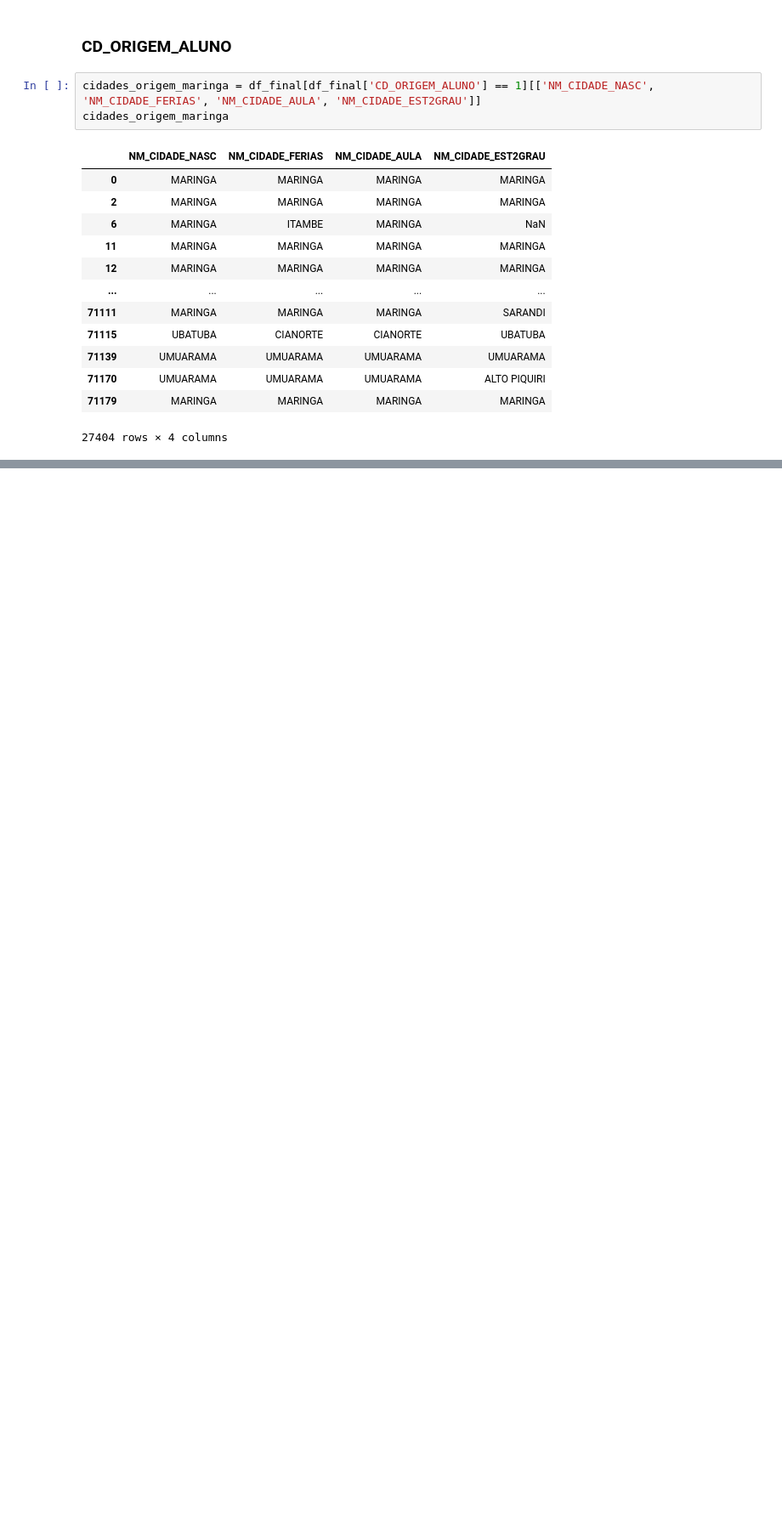
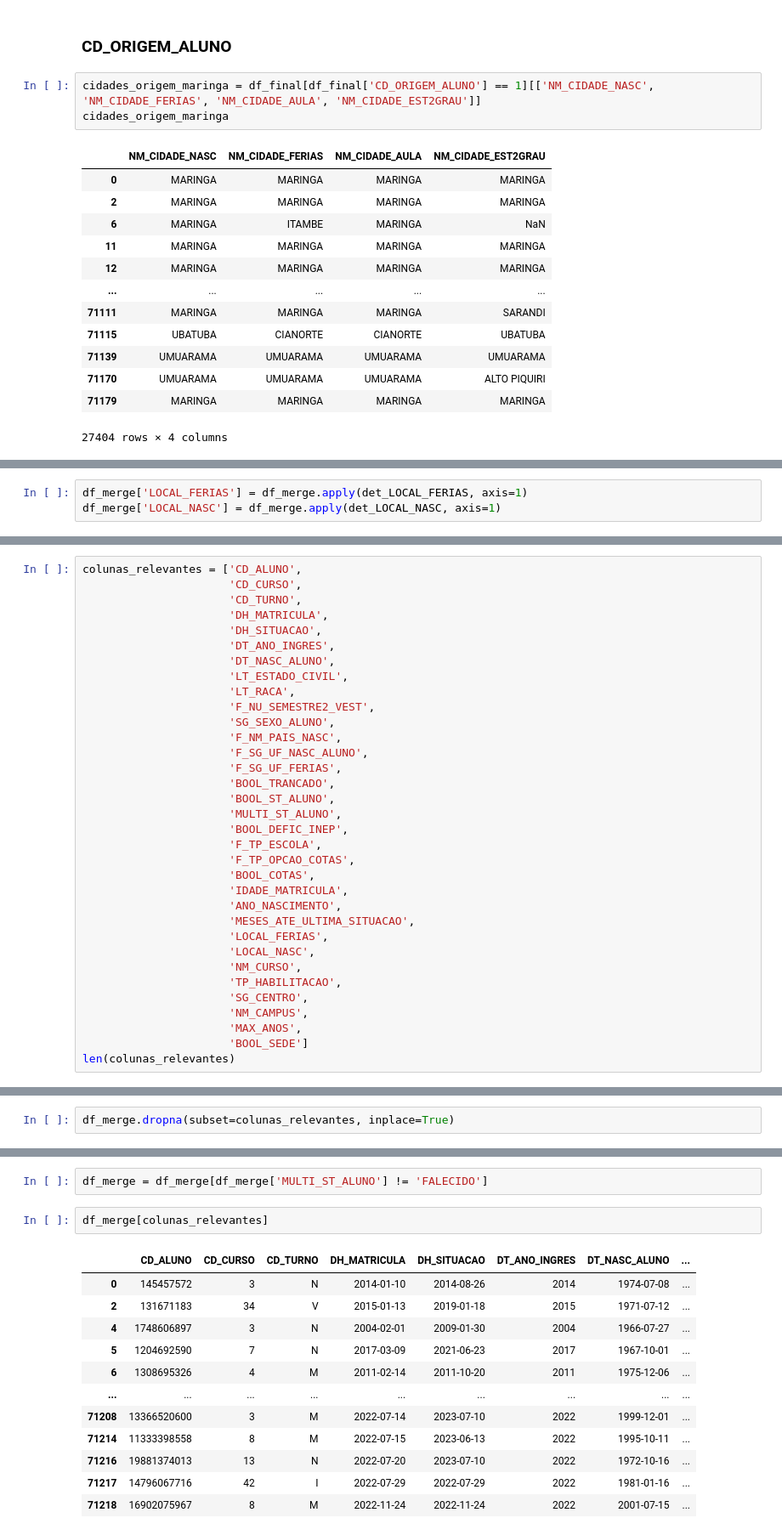
Before and after one commit to romu-lo/tcc-evasao-academica, a Jupyter notebook: limpeza.ipynb, the cells around one changed output, grey strips where cells are left out. Shown at 85% size. Drawn from its saved outputs; the diff is of its cells as text; blank space fills up the shorter version.

```diff
--- a/limpeza.ipynb
+++ b/limpeza.ipynb
@@ -1303,0 +1604,3 @@ Ideias
+# %%
+df_merge['LOCAL_FERIAS'] = df_merge.apply(det_LOCAL_FERIAS, axis=1)
+df_merge['LOCAL_NASC'] = df_merge.apply(det_LOCAL_NASC, axis=1)
@@ -1303,0 +1668,34 @@ Ideias
+# %%
+colunas_relevantes = ['CD_ALUNO',
+                      'CD_CURSO',
+                      'CD_TURNO',
+                      'DH_MATRICULA',
+                      'DH_SITUACAO',
+                      'DT_ANO_INGRES',
+                      'DT_NASC_ALUNO',
+                      'LT_ESTADO_CIVIL',
+                      'LT_RACA',
+                      'F_NU_SEMESTRE2_VEST',
+                      'SG_SEXO_ALUNO',
+                      'F_NM_PAIS_NASC',
+                      'F_SG_UF_NASC_ALUNO',
+                      'F_SG_UF_FERIAS',
+                      'BOOL_TRANCADO',
+                      'BOOL_ST_ALUNO',
+                      'MULTI_ST_ALUNO',
+                      'BOOL_DEFIC_INEP',
+                      'F_TP_ESCOLA',
+                      'F_TP_OPCAO_COTAS',
+                      'BOOL_COTAS',
+                      'IDADE_MATRICULA',
+                      'ANO_NASCIMENTO',
+                      'MESES_ATE_ULTIMA_SITUACAO',
+                      'LOCAL_FERIAS',
+                      'LOCAL_NASC',
+                      'NM_CURSO',
+                      'TP_HABILITACAO',
+                      'SG_CENTRO',
+                      'NM_CAMPUS',
+                      'MAX_ANOS',
+                      'BOOL_SEDE']
+len(colunas_relevantes)
@@ -1303,0 +1704,2 @@ Ideias
+# %%
+df_merge.dropna(subset=colunas_relevantes, inplace=True)
@@ -1303,0 +1716,17 @@ Ideias
+# %%
+df_merge = df_merge[df_merge['MULTI_ST_ALUNO'] != 'FALECIDO']
+# %%
+df_merge[colunas_relevantes]
+# %% [output]
+|  | CD_ALUNO | CD_CURSO | CD_TURNO | DH_MATRICULA | DH_SITUACAO | DT_ANO_INGRES | DT_NASC_ALUNO | ... |
+| 0 | 145457572 | 3 | N | 2014-01-10 | 2014-08-26 | 2014 | 1974-07-08 | ... |
+| 2 | 131671183 | 34 | V | 2015-01-13 | 2019-01-18 | 2015 | 1971-07-12 | ... |
+| 4 | 1748606897 | 3 | N | 2004-02-01 | 2009-01-30 | 2004 | 1966-07-27 | ... |
+| 5 | 1204692590 | 7 | N | 2017-03-09 | 2021-06-23 | 2017 | 1967-10-01 | ... |
+| 6 | 1308695326 | 4 | M | 2011-02-14 | 2011-10-20 | 2011 | 1975-12-06 | ... |
+| ... | ... | ... | ... | ... | ... | ... | ... | ... |
+| 71208 | 13366520600 | 3 | M | 2022-07-14 | 2023-07-10 | 2022 | 1999-12-01 | ... |
+| 71214 | 11333398558 | 8 | M | 2022-07-15 | 2023-06-13 | 2022 | 1995-10-11 | ... |
+| 71216 | 19881374013 | 13 | N | 2022-07-20 | 2023-07-10 | 2022 | 1972-10-16 | ... |
+| 71217 | 14796067716 | 42 | I | 2022-07-29 | 2022-07-29 | 2022 | 1981-01-16 | ... |
+| 71218 | 16902075967 | 8 | M | 2022-11-24 | 2022-11-24 | 2022 | 2001-07-15 | ... |
```
Also changed, not shown: parts of 54 cells of this notebook, 6 other files.
